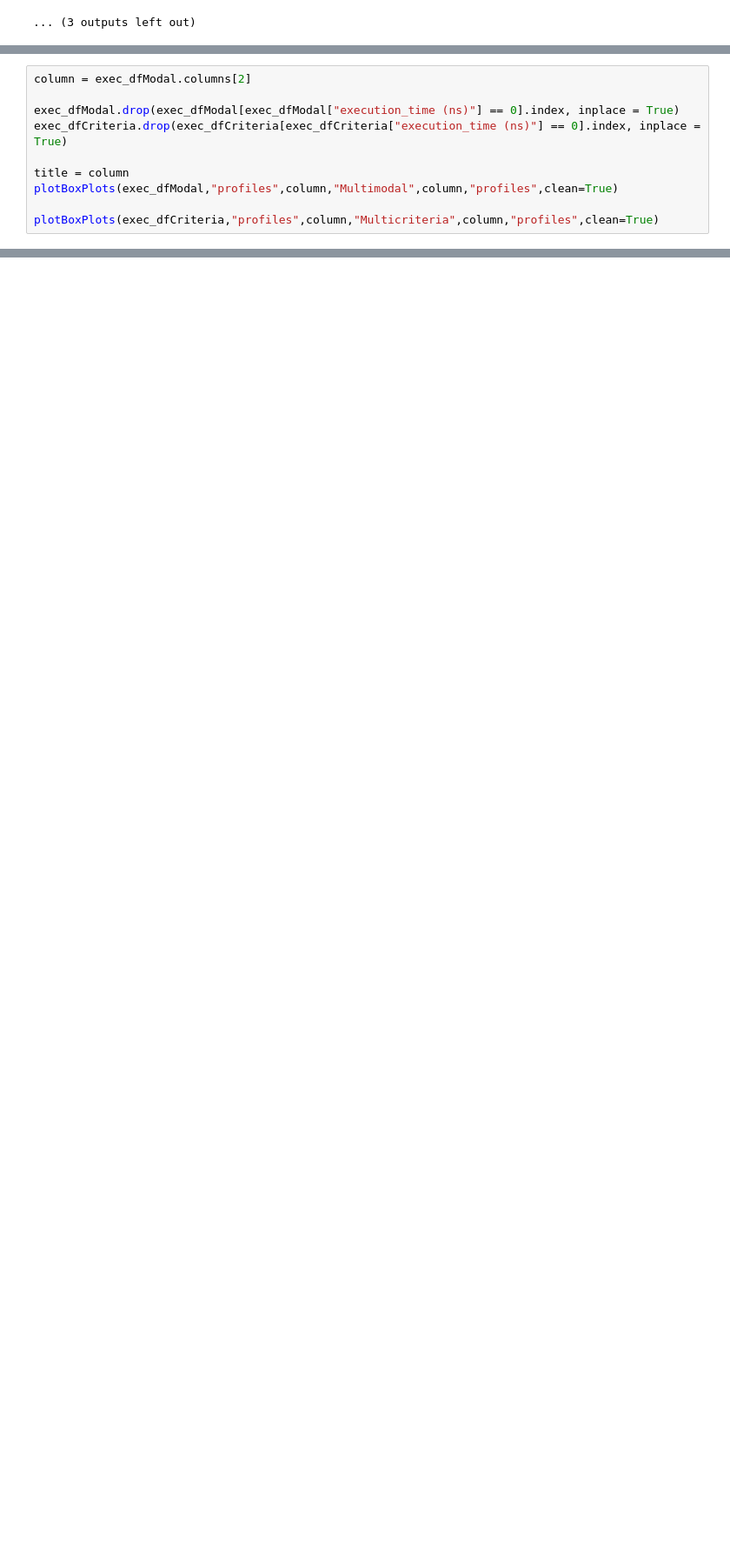
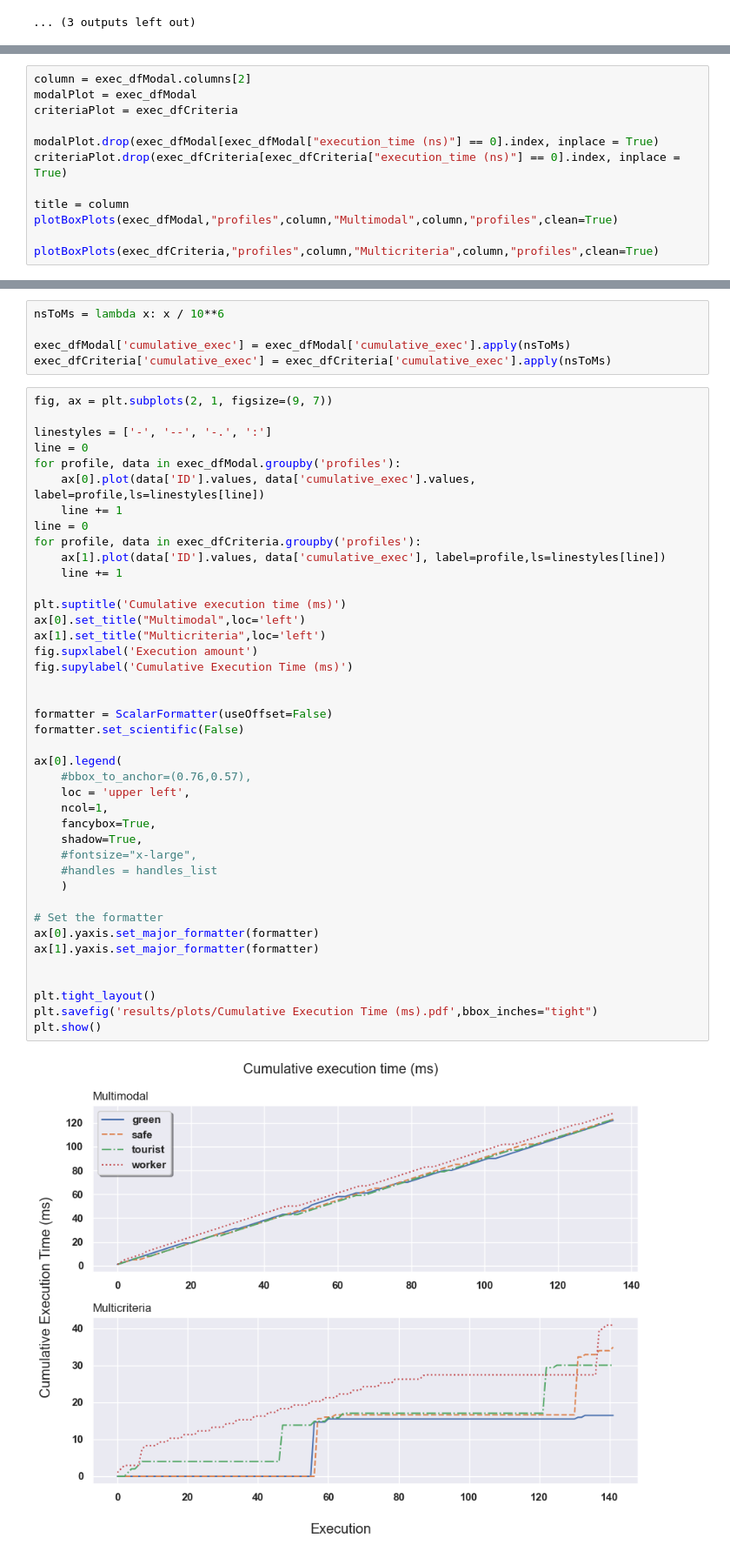
Before and after one commit to CamiloHMS/london_routing, a Jupyter notebook: responses_plot.ipynb, the cells around one changed output, grey strips where cells are left out. Shown at 87% size. Saved outputs shown, nothing was run; the diff lists cells and outputs as text; blank space fills up the shorter version.

Commit message:
cumulative exec plot

```diff
--- a/responses_plot.ipynb
+++ b/responses_plot.ipynb
@@ -383,8 +384,10 @@ plt.show()
 # %%
 column = exec_dfModal.columns[2]
+modalPlot = exec_dfModal
+criteriaPlot = exec_dfCriteria
 
-exec_dfModal.drop(exec_dfModal[exec_dfModal["execution_time (ns)"] == 0].index, inplace = True)
-exec_dfCriteria.drop(exec_dfCriteria[exec_dfCriteria["execution_time (ns)"] == 0].index, inplace = True)
+modalPlot.drop(exec_dfModal[exec_dfModal["execution_time (ns)"] == 0].index, inplace = True)
+criteriaPlot.drop(exec_dfCriteria[exec_dfCriteria["execution_time (ns)"] == 0].index, inplace = True)
 
 title = column
 plotBoxPlots(exec_dfModal,"profiles",column,"Multimodal",column,"profiles",clean=True)
@@ -395,0 +426,48 @@ plotBoxPlots(exec_dfCriteria,"profiles",column,"Multicriteria",column,"profiles"
+# %%
+nsToMs = lambda x: x / 10**6
+
+exec_dfModal['cumulative_exec'] = exec_dfModal['cumulative_exec'].apply(nsToMs)
+exec_dfCriteria['cumulative_exec'] = exec_dfCriteria['cumulative_exec'].apply(nsToMs)
+# %%
+fig, ax = plt.subplots(2, 1, figsize=(9, 7))
+
+linestyles = ['-', '--', '-.', ':']
+line = 0
+for profile, data in exec_dfModal.groupby('profiles'):
+    ax[0].plot(data['ID'].values, data['cumulative_exec'].values, label=profile,ls=linestyles[line])
+    line += 1
+line = 0
+for profile, data in exec_dfCriteria.groupby('profiles'):
+    ax[1].plot(data['ID'].values, data['cumulative_exec'], label=profile,ls=linestyles[line])
+    line += 1
+
+plt.suptitle('Cumulative execution time (ms)')
+ax[0].set_title("Multimodal",loc='left')
+ax[1].set_title("Multicriteria",loc='left')
+fig.supxlabel('Execution amount')
+fig.supylabel('Cumulative Execution Time (ms)')
+
+
+formatter = ScalarFormatter(useOffset=False)
+formatter.set_scientific(False)
+
+ax[0].legend(
+    #bbox_to_anchor=(0.76,0.57),
+    loc = 'upper left',
+    ncol=1,
+    fancybox=True,
+    shadow=True,
+    #fontsize="x-large",
+    #handles = handles_list
+    )
+
+# Set the formatter
+ax[0].yaxis.set_major_formatter(formatter)
+ax[1].yaxis.set_major_formatter(formatter)
+
+
+plt.tight_layout()
+plt.savefig('results/plots/Cumulative Execution Time (ms).pdf',bbox_inches="tight")
+plt.show()
+# %% [output]
+[figure, added]
```
Also changed, not shown: parts of 9 cells of this notebook, 43 other files.
